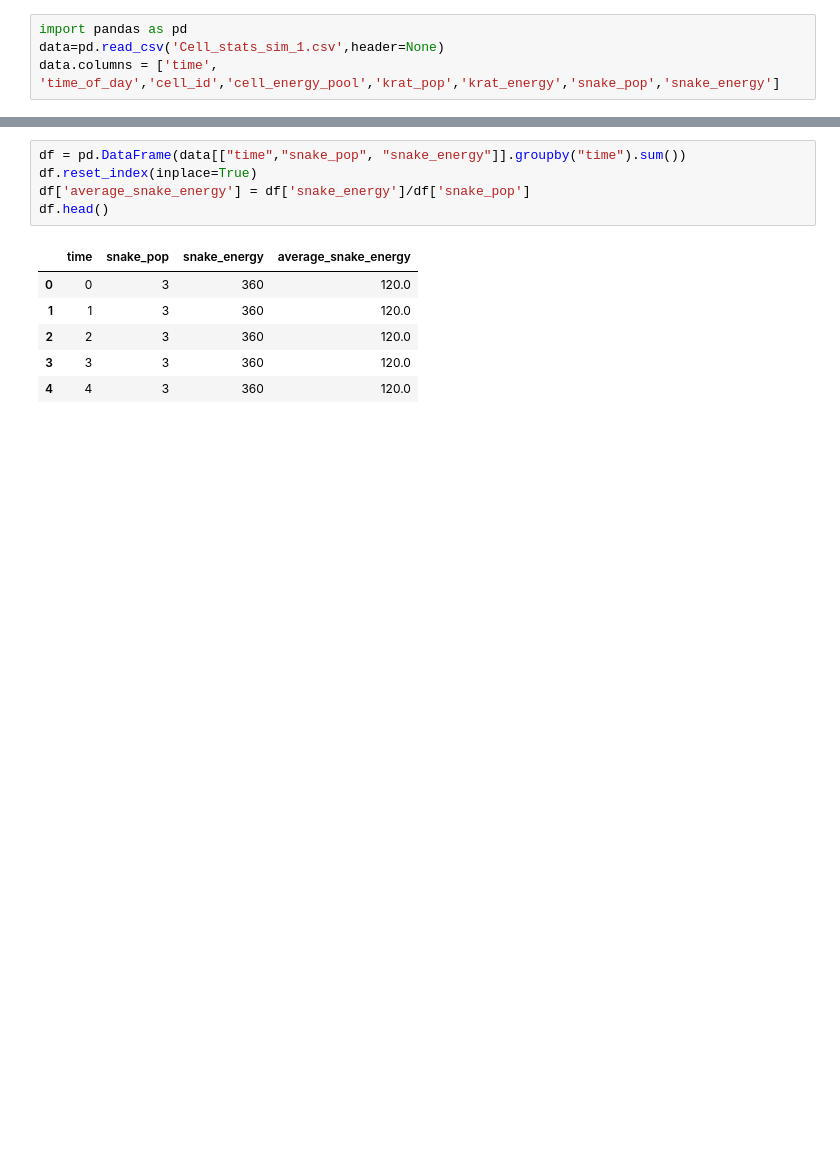
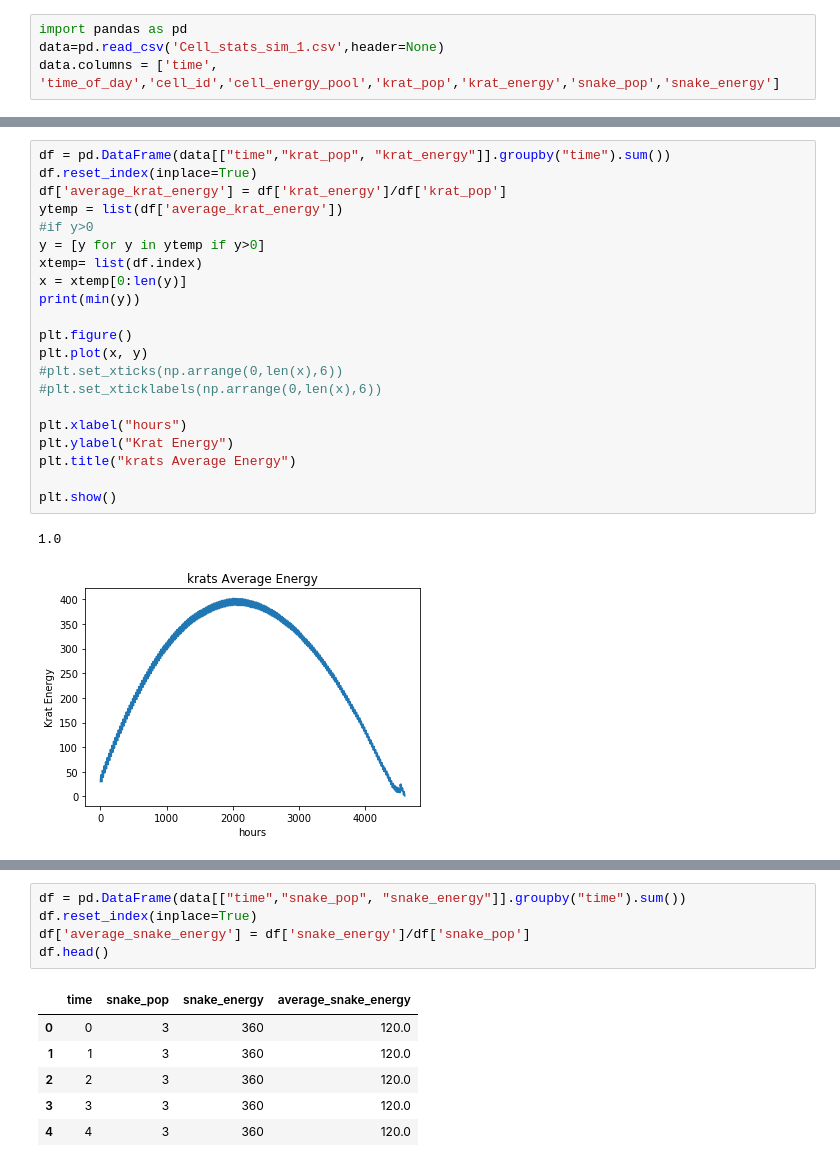
Before and after one commit to michaelremington2/uumarrty, a Jupyter notebook: ecosystem_sim/SimPostDataAnalysis.ipynb, the cells around one changed output, grey strips where cells are left out. Cells and saved outputs as stored; diff of their text form; blank space fills up the shorter version.

```diff
--- a/ecosystem_sim/SimPostDataAnalysis.ipynb
+++ b/ecosystem_sim/SimPostDataAnalysis.ipynb
@@ -55,0 +71,24 @@ plt.show()
+# %%
+df = pd.DataFrame(data[["time","krat_pop", "krat_energy"]].groupby("time").sum())
+df.reset_index(inplace=True)
+df['average_krat_energy'] = df['krat_energy']/df['krat_pop']
+ytemp = list(df['average_krat_energy'])
+#if y>0
+y = [y for y in ytemp if y>0]
+xtemp= list(df.index)
+x = xtemp[0:len(y)]
+print(min(y))
+
+plt.figure()
+plt.plot(x, y)
+#plt.set_xticks(np.arrange(0,len(x),6))
+#plt.set_xticklabels(np.arrange(0,len(x),6))
+
+plt.xlabel("hours")
+plt.ylabel("Krat Energy")
+plt.title("krats Average Energy")
+
+plt.show()
+# %% [output]
+1.0
+[figure, added]
```
Also changed, not shown: parts of 7 cells of this notebook, 5 other files.
